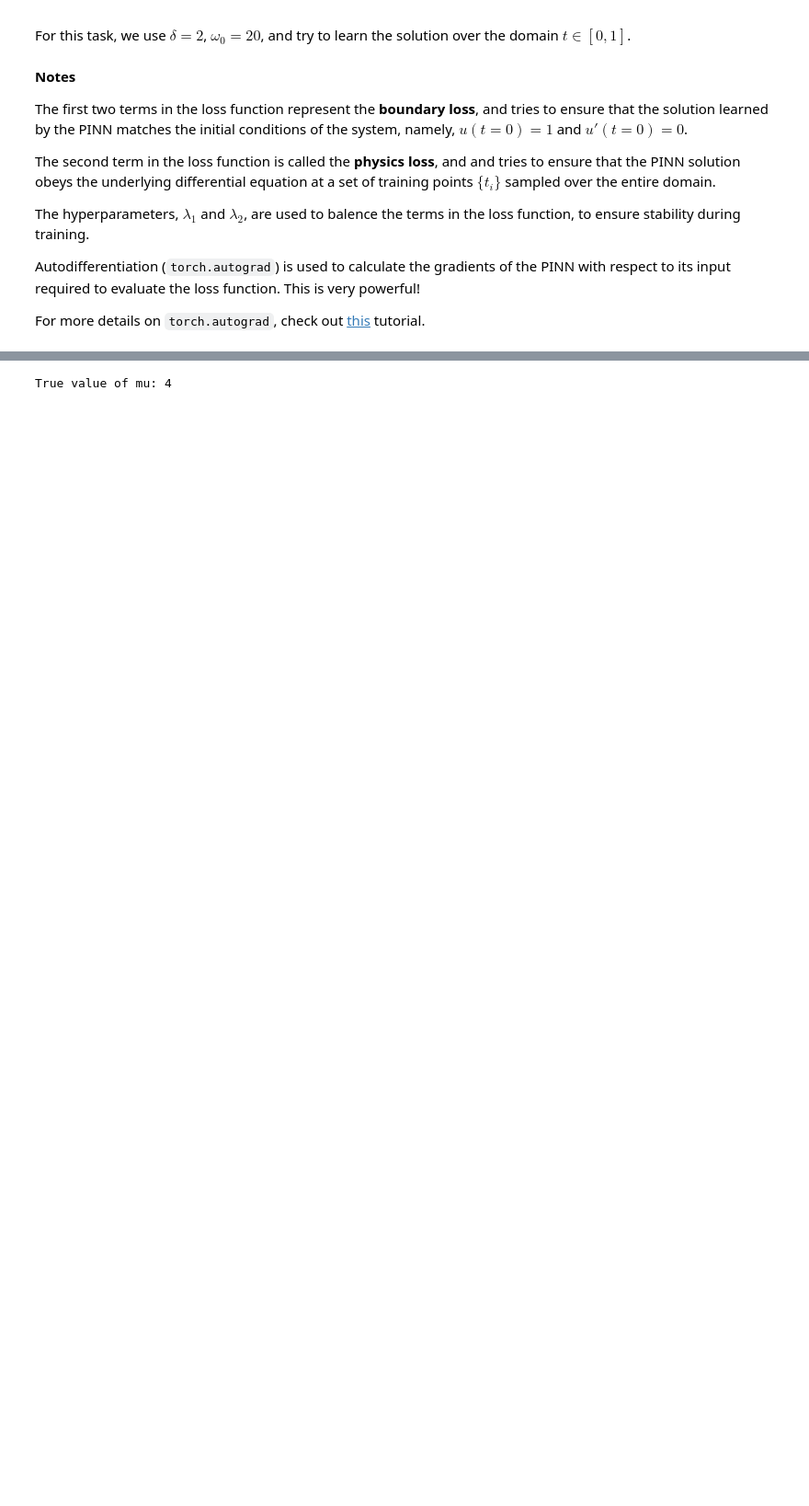
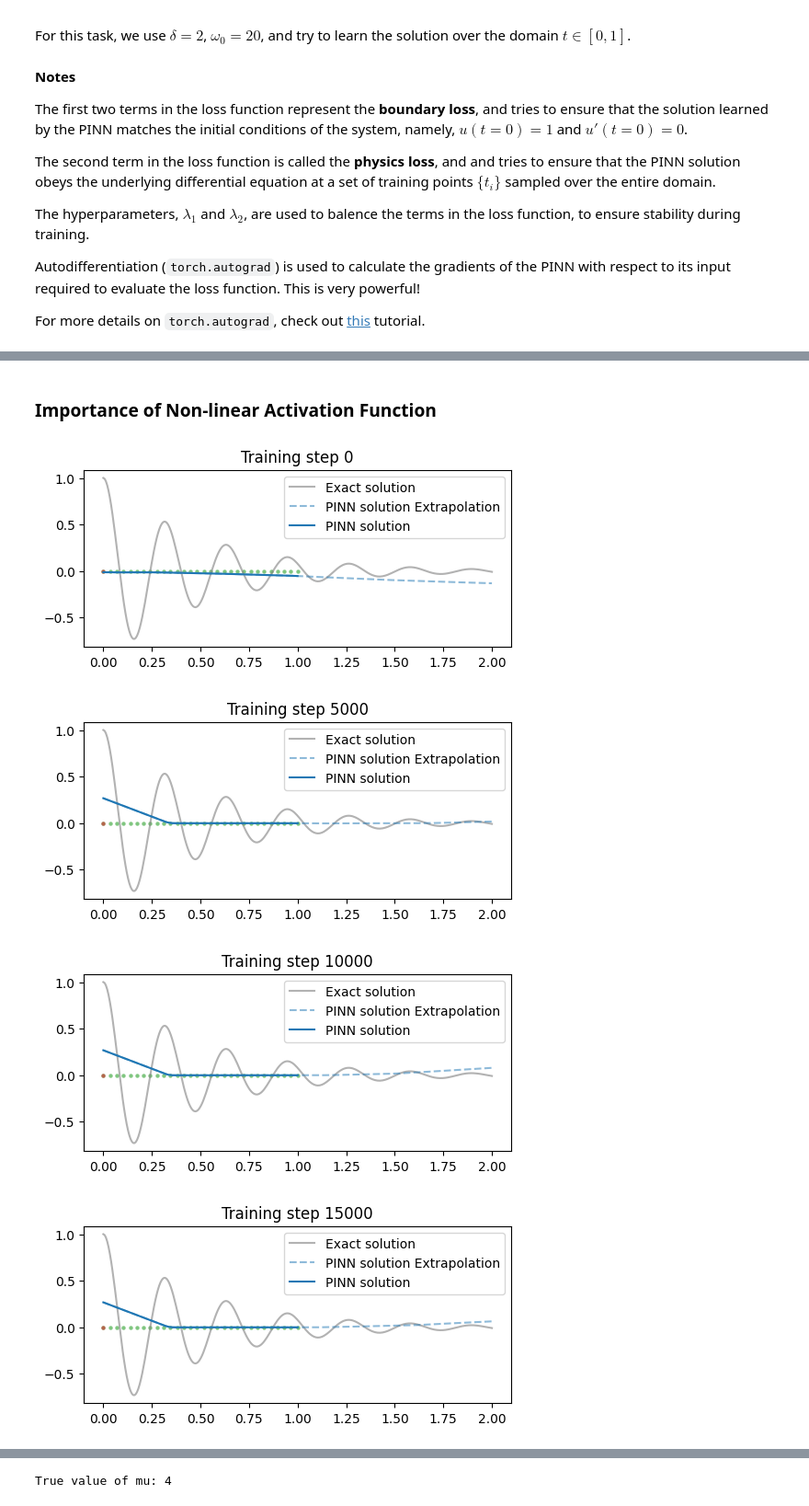
Before and after one commit to jcabbasi/SCIML2024workshop, a Jupyter notebook: PINNs1.ipynb, the cells around one changed output, grey strips where cells are left out. Shown: that part at 92% size. Drawn from its saved outputs; the diff is of its cells as text; code cells hidden in the pictures; blank space fills up the shorter version.

```diff
--- a/PINNs1.ipynb
+++ b/PINNs1.ipynb
@@ -235,0 +249,76 @@ for i in range(15001):
+# %% [markdown]
+### Importance of Non-linear Activation Function
+# %%
+torch.manual_seed(123)
+
+# define a neural network to train
+# TODO: write code here
+pinn = FCN(1,1,32,3,activation=nn.ReLU)
+
+# define boundary points, for the boundary loss
+# TODO: write code here
+t_boundary = torch.tensor(0.).view(-1,1).requires_grad_(True)
+
+# define training points over the entire domain, for the physics loss
+# TODO: write code here
+t_physics = torch.linspace(0,1,30).view(-1,1).requires_grad_(True)
+
+
+# train the PINN
+d, w0 = 2, 20
+mu, k = 2*d, w0**2
+t_test = torch.linspace(0,1,300).view(-1,1)
+u_exact = exact_solution(d, w0, t_test)
+
+t_extra = torch.linspace(0,2,300).view(-1,1)
+u_extra = exact_solution(d, w0, t_extra)
+
+optimiser = torch.optim.Adam(pinn.parameters(),lr=1e-3)
+for i in range(15001):
+    optimiser.zero_grad()
+
+    # compute each term of the PINN loss function above
+    # using the following hyperparameters:
+    lambda1, lambda2 = 1e-1, 1e-4
+
+    # compute boundary loss
+    # TODO: write code here
+    u = pinn(t_boundary)
+    loss1 = (torch.squeeze(u) - 1)**2
+    dudt = torch.autograd.grad(u, t_boundary, torch.ones_like(u), create_graph=True)[0]
+    loss2 = (torch.squeeze(dudt) - 0)**2
+
+    # compute physics loss
+    # TODO: write code here
+    u = pinn(t_physics)
+    dudt = torch.autograd.grad(u, t_physics, torch.ones_like(u), create_graph=True)[0]
+    d2udt2 = torch.autograd.grad(dudt, t_physics, torch.ones_like(dudt), create_graph=True)[0]
+    loss3 = torch.mean((d2udt2 + mu*dudt + k*u)**2)
+
+    # backpropagate joint loss, take optimiser step
+    # TODO: write code here
+    loss = loss1 + lambda1*loss2 + lambda2*loss3
+    loss.backward()
+    optimiser.step()
+
+    # plot the result as training progresses
+    if i % 5000 == 0:
+        #print(u.abs().mean().item(), dudt.abs().mean().item(), d2udt2.abs().mean().item())
+        u = pinn(t_test).detach()
+        uext = pinn(t_extra).detach()
+        plt.figure(figsize=(6,2.5))
+        plt.scatter(t_physics.detach()[:,0],
+                    torch.zeros_like(t_physics)[:,0], s=10, lw=0, color="tab:green", alpha=0.6)
+        plt.scatter(t_boundary.detach()[:,0],
+                    torch.zeros_like(t_boundary)[:,0], s=10, lw=0, color="tab:red", alpha=0.6)
+        plt.plot(t_extra[:,0], u_extra[:,0], label="Exact solution", color="tab:grey", alpha=0.6)
+        plt.plot(t_extra[:,0], uext[:,0],'--', label="PINN solution Extrapolation", color="tab:blue" , alpha=0.5)
+        plt.plot(t_test[:,0], u[:,0], label="PINN solution ", color="tab:blue")
+        plt.title(f"Training step {i}")
+        plt.legend()
+        plt.show()
+# %% [output]
+[figure, added]
+[figure, added]
+[figure, added]
+[figure, added]
```
Also changed, not shown: parts of 6 cells of this notebook.
